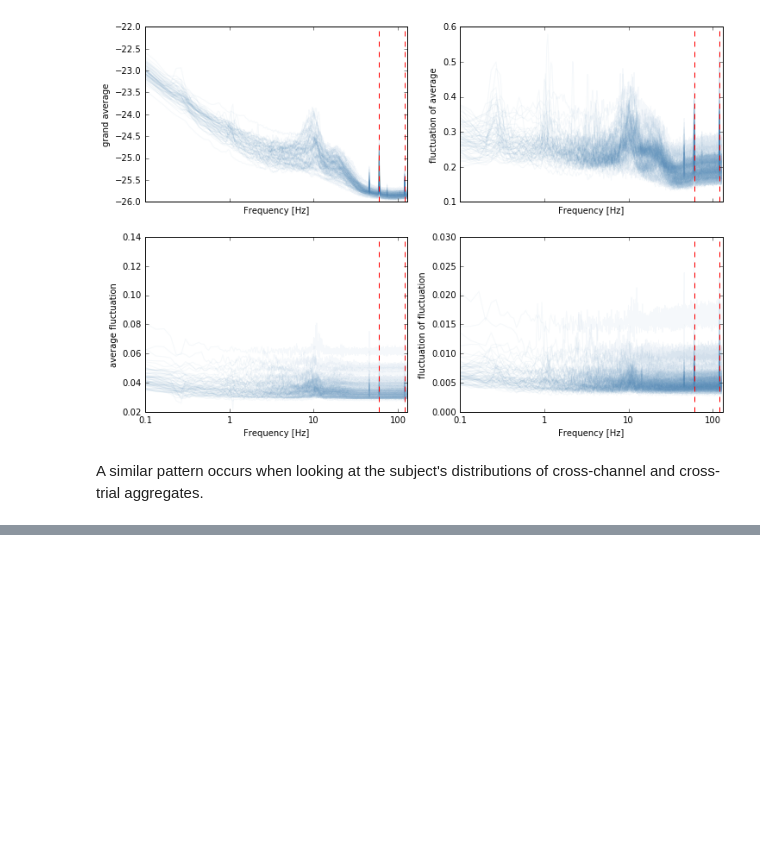
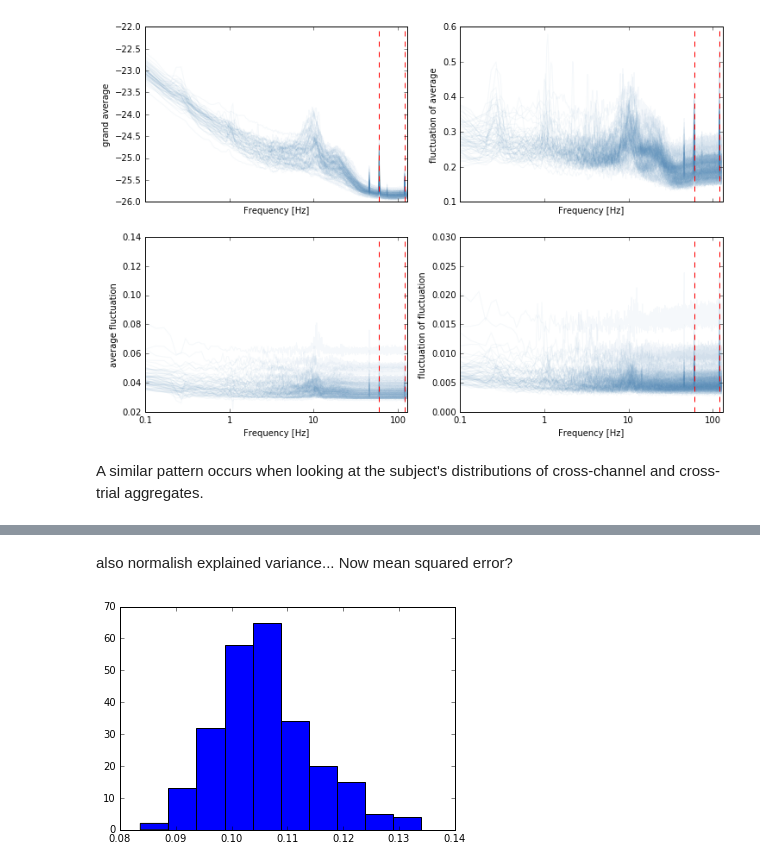
Before and after one commit to neurospin/meg_study_dynamic_scales, a Jupyter notebook: scripts/plot_figures_one.ipynb, the cells around one changed output, grey strips where cells are left out. Cells and saved outputs as stored; diff of their text form; code cells hidden in the pictures; blank space fills up the shorter version.

```diff
--- a/scripts/plot_figures_one.ipynb
+++ b/scripts/plot_figures_one.ipynb
@@ -244,0 +270,6 @@ One intuitive way of achieving this is a second order regression model in which
+# %% [markdown]
+also normalish explained variance... Now mean squared error?
+# %%
+plt.hist(msq.mean(0));
+# %% [output]
+[figure, added]
```
Also changed, not shown: parts of 18 cells of this notebook.
